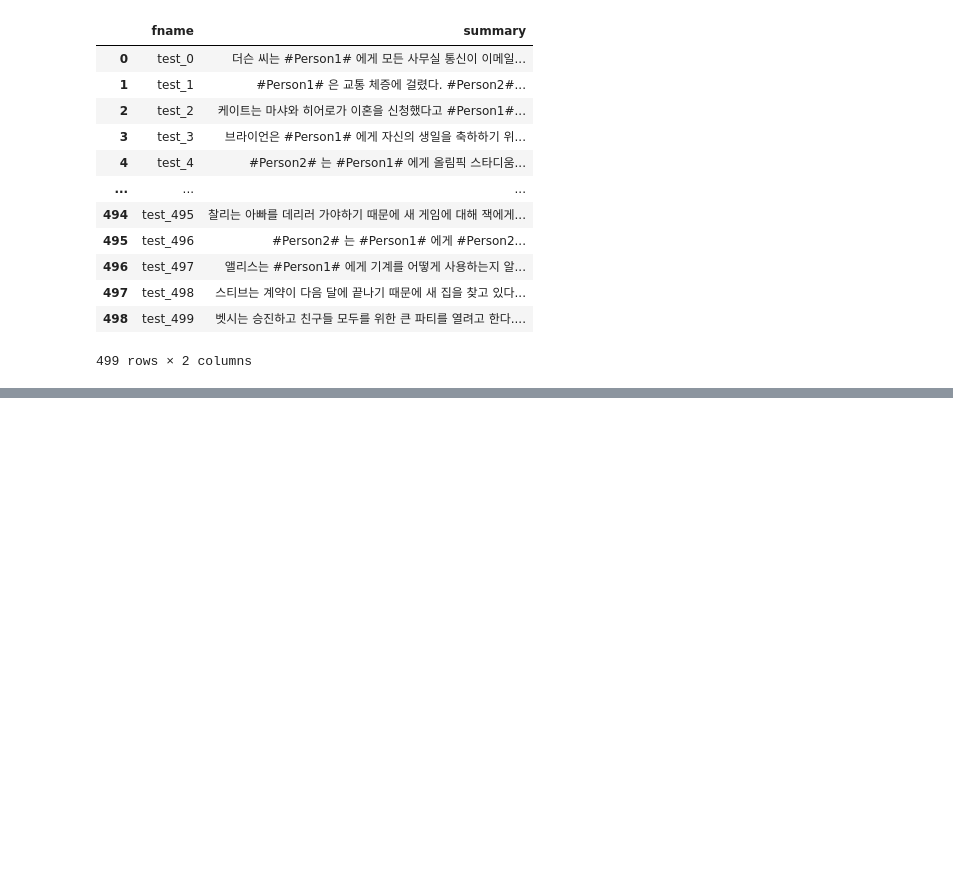
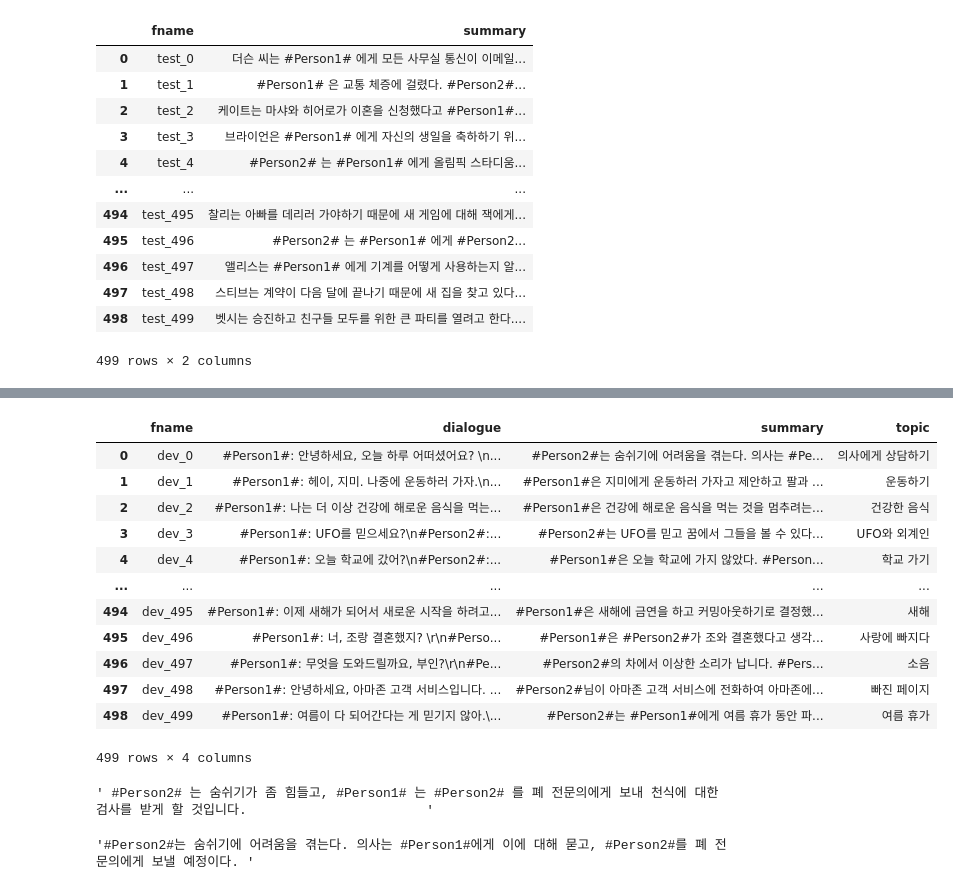
Before and after one commit to UpstageAILab2/upstage-nlp-summarization-nlp-06, a Jupyter notebook: LSH/test.ipynb, the cells around one changed output, grey strips where cells are left out. Cells and saved outputs as stored; diff of their text form; code cells hidden in the pictures; blank space fills up the shorter version.

```diff
--- a/LSH/test.ipynb
+++ b/LSH/test.ipynb
@@ -775,0 +779,26 @@ output  # 각 대화문에 대한 요약문이 출력됨을 확인할 수 있습
+# %%
+val_df
+# %% [output]
+|  | fname | dialogue | summary | topic |
+| 0 | dev_0 | #Person1#: 안녕하세요, 오늘 하루 어떠셨어요? \n... | #Person2#는 숨쉬기에 어려움을 겪는다. 의사는 #Pe... | 의사에게 상담하기 |
+| 1 | dev_1 | #Person1#: 헤이, 지미. 나중에 운동하러 가자.\n... | #Person1#은 지미에게 운동하러 가자고 제안하고 팔과 ... | 운동하기 |
+| 2 | dev_2 | #Person1#: 나는 더 이상 건강에 해로운 음식을 먹는... | #Person1#은 건강에 해로운 음식을 먹는 것을 멈추려는... | 건강한 음식 |
+| 3 | dev_3 | #Person1#: UFO를 믿으세요?\n#Person2#:... | #Person2#는 UFO를 믿고 꿈에서 그들을 볼 수 있다... | UFO와 외계인 |
+| 4 | dev_4 | #Person1#: 오늘 학교에 갔어?\n#Person2#:... | #Person1#은 오늘 학교에 가지 않았다. #Person... | 학교 가기 |
+| ... | ... | ... | ... | ... |
+| 494 | dev_495 | #Person1#: 이제 새해가 되어서 새로운 시작을 하려고... | #Person1#은 새해에 금연을 하고 커밍아웃하기로 결정했... | 새해 |
+| 495 | dev_496 | #Person1#: 너, 조랑 결혼했지? \r\n#Perso... | #Person1#은 #Person2#가 조와 결혼했다고 생각... | 사랑에 빠지다 |
+| 496 | dev_497 | #Person1#: 무엇을 도와드릴까요, 부인?\r\n#Pe... | #Person2#의 차에서 이상한 소리가 납니다. #Pers... | 소음 |
+| 497 | dev_498 | #Person1#: 안녕하세요, 아마존 고객 서비스입니다. ... | #Person2#님이 아마존 고객 서비스에 전화하여 아마존에... | 빠진 페이지 |
+| 498 | dev_499 | #Person1#: 여름이 다 되어간다는 게 믿기지 않아.\... | #Person2#는 #Person1#에게 여름 휴가 동안 파... | 여름 휴가 |
+499 rows × 4 columns
+# %%
+r1=Rouge()
+
+# r1.get_scores()
+
+display(output2.summary[0])
+val_df.summary[0]
+# %% [output]
+' #Person2# 는 숨쉬기가 좀 힘들고, #Person1# 는 #Person2# 를 폐 전문의에게 보내 천식에 대한 검사를 받게 할 것입니다.                       '
+'#Person2#는 숨쉬기에 어려움을 겪는다. 의사는 #Person1#에게 이에 대해 묻고, #Person2#를 폐 전문의에게 보낼 예정이다. '
```
Also changed, not shown: parts of 12 cells of this notebook.
